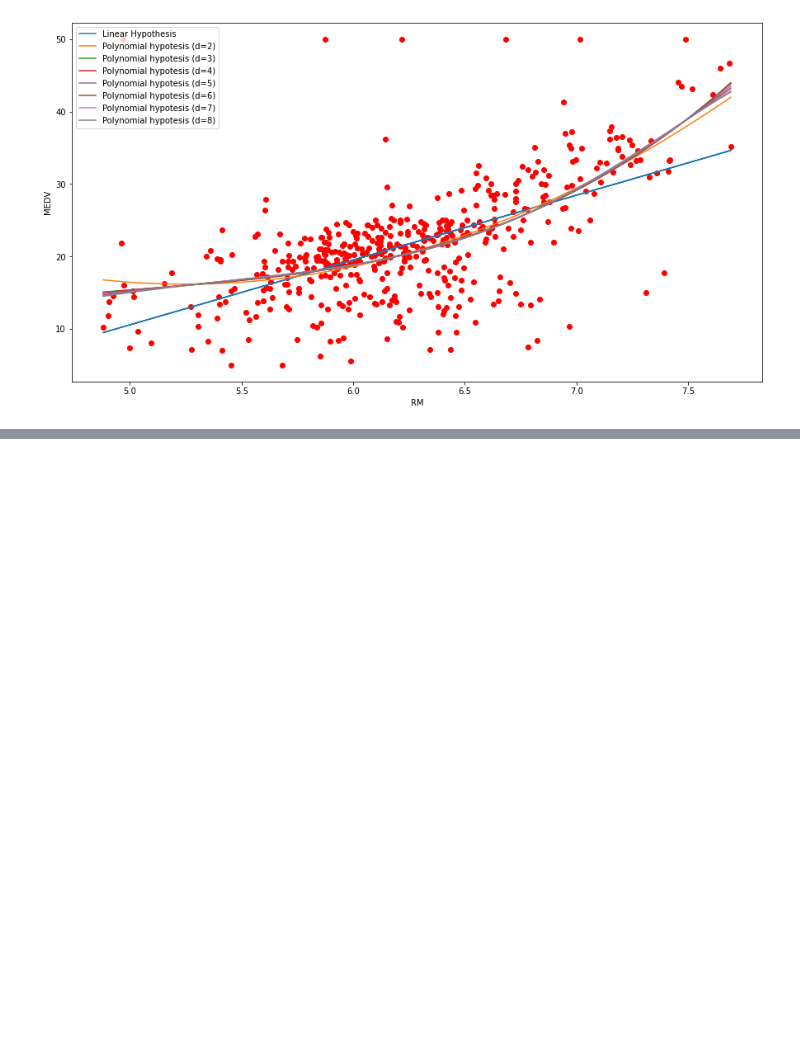
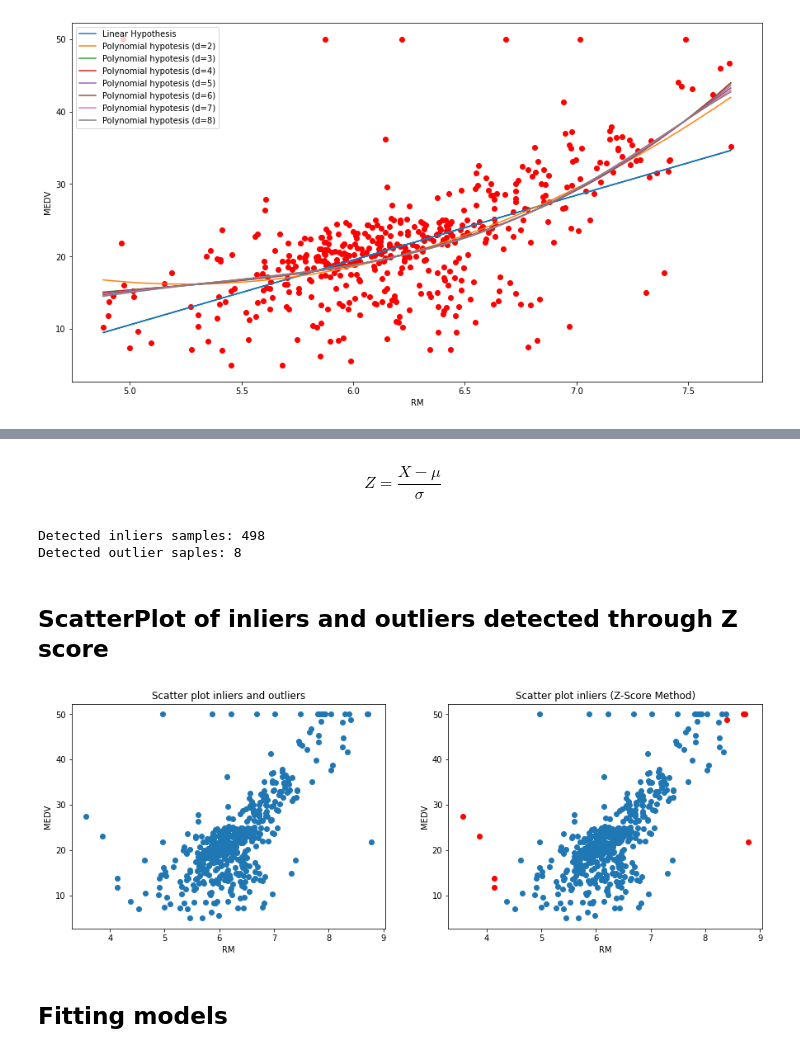
Before and after one commit to Zeruel92/hpc_exercices, a Jupyter notebook: OutlierDetection/OutlierDetection.ipynb, the cells around one changed output, grey strips where cells are left out. Saved outputs shown, nothing was run; the diff lists cells and outputs as text; code cells hidden in the pictures; blank space fills up the shorter version.

Commit message:
Z-Score method

```diff
--- a/OutlierDetection/OutlierDetection.ipynb
+++ b/OutlierDetection/OutlierDetection.ipynb
@@ -195,0 +198,2 @@ plt.show()
+# %% [markdown]
+$$Z = \frac{X - \mu}{\sigma}$$
@@ -195,0 +202,30 @@ plt.show()
+# %%
+Z_inliers = boston_df[(np.abs(stats.zscore(boston_df[input_feature])) < 3)]
+Z_outliers = boston_df[~(np.abs(stats.zscore(boston_df[input_feature])) < 3)]
+# %%
+print("Detected inliers samples: {}".format(Z_inliers.shape[0]))
+print("Detected outlier saples: {}".format(Z_outliers.shape[0]))
+# %% [output]
+Detected inliers samples: 498
+Detected outlier saples: 8
+# %% [markdown]
+## ScatterPlot of inliers and outliers detected through Z score
+# %%
+fig = plt.figure(figsize=(15,5))
+ax1 = fig.add_subplot(121)
+ax1.scatter(boston_df[input_feature].values, boston_df['MEDV'].values)
+ax1.set_xlabel(input_feature)
+ax1.set_ylabel("MEDV")
+ax1.set_title("Scatter plot inliers and outliers")
+
+ax2 = fig.add_subplot(122)
+ax2.scatter(Z_inliers[input_feature],Z_inliers['MEDV'])
+ax2.scatter(Z_outliers[input_feature], Z_outliers['MEDV'], c='r')
+ax2.set_xlabel(input_feature)
+ax2.set_ylabel("MEDV")
+ax2.set_title("Scatter plot inliers (Z-Score Method)")
+plt.show()
+# %% [output]
+[figure, added]
+# %% [markdown]
+## Fitting models
```
Also changed, not shown: parts of 11 cells of this notebook.
